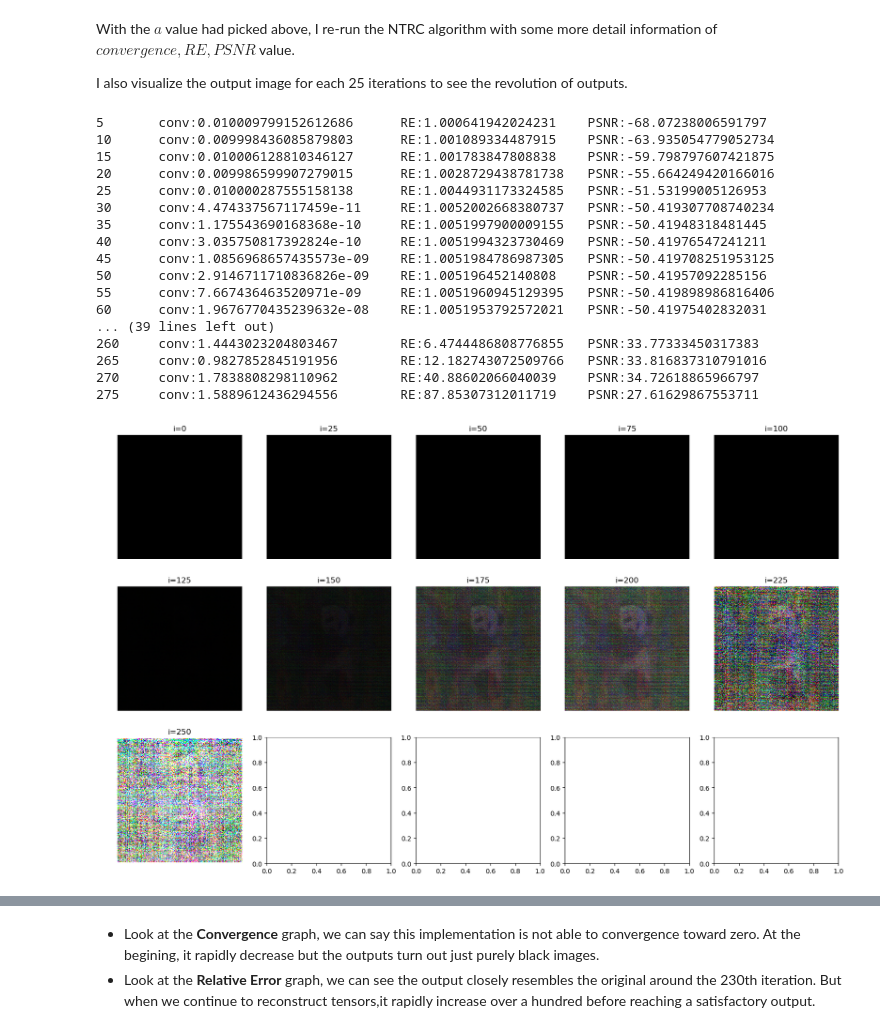
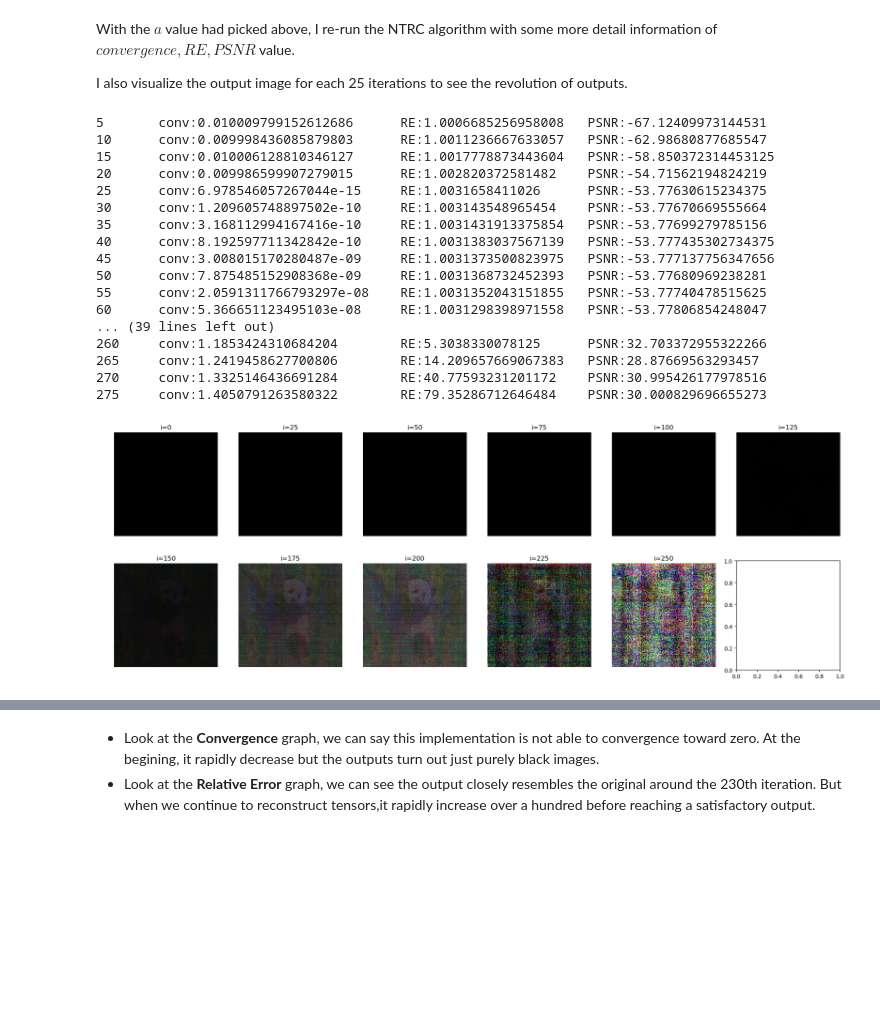
Before and after one commit to nhidang912/tensor_ntrc_algorithm, a Jupyter notebook: NTRC_imageTrial.ipynb, the cells around one changed output, grey strips where cells are left out. Saved outputs shown, nothing was run; the diff lists cells and outputs as text; code cells hidden in the pictures; blank space fills up the shorter version.

Commit message:
correct RE & PSNR formular

```diff
--- a/NTRC_imageTrial.ipynb
+++ b/NTRC_imageTrial.ipynb
@@ -30,7 +27,7 @@ This session is the implementation for **Algorithm 1 - NTRC** from the orginal p
     * In this code: $tol (10^{-6}) <= RE(T_t, T^*) <= 100$
     * Reason: from my observation, the $convergence$ in some first iterations is smaller than $tol$, but the image still hasn't reconstructed yet. I think it would be better with stop condition is the $min(RE)$, but after a lowest point, the $RE$ is rapidly increase -> I need to define upper boundary for it
 # %%
-def NTRC_algorithm(ystar, y, Xn, T, Tk, K, lambda_, alpha_k, tol=1e-6, max_iter=500, isPlot=False):
+def NTRC_algorithm(y, Xn, T, Tk, K, lambda_, alpha_k, tol=1e-6, max_iter=500, isPlot=False):
     # Initialization
     mu = 1e-4
     nu = 1.1
@@ -74,8 +71,8 @@ def NTRC_algorithm(ystar, y, Xn, T, Tk, K, lambda_, alpha_k, tol=1e-6, max_iter=
 
         # Check convergence, store the values
         t_conv = (torch.norm(T - T_prev, 'fro')**2) / (torch.norm(T_prev, 'fro')**2)
-        t_re   = (torch.norm(T - ystar, 'fro')**2) / (torch.norm(ystar, 'fro')**2)
-        t_psnr = 10 * torch.log10(D* (torch.max(torch.abs(T))**2) / (torch.norm(T - ystar, p='fro') ** 2))
+        t_re   = (torch.norm(T - y, 'fro')**2) / (torch.norm(y, 'fro')**2)
+        t_psnr = 10 * torch.log10(D* (torch.max(torch.abs(T))**2) / (torch.norm(T - y, p='fro') ** 2))
         convergence.append(t_conv)
         relative_error.append(t_re)
         PSNR.append(t_psnr)
@@ -368,8 +364,7 @@ After this session completed, $a$ value has the smallest $RE$ will be selected f
 alist = [1e-3, 1e-2, 1e-1, 1e0, 1e1, 1e2, 1e3]
 re_list = []
 for a_ in alist:
-    T1, T_plt, convergence1, relative_error1, PSNR1 = NTRC_algorithm(ystar = orginal_tensor3d.view_as(noisy_tensor5d),
-                                                                    y = noisy_tensor5d, Xn= uniform_sampled_tensors,
+    T1, T_plt, convergence1, relative_error1, PSNR1 = NTRC_algorithm(y = noisy_tensor5d, Xn= uniform_sampled_tensors,
                                                                     T = reconstructed_tensor5d, Tk= circular_unfold_tensors,
                                                                     K=K, lambda_=calculate_lamda(a_), alpha_k=alpha_k)
     re_list.append(relative_error1)
@@ -414,42 +409,42 @@ With the $a$ value had picked above, I re-run the NTRC algorithm with some more
 
 I also visualize the output image for each 25 iterations to see the revolution of outputs.
 # %%
-T1, T_plt, convergence1, relative_error1, PSNR1 = NTRC_algorithm(ystar = orginal_tensor3d.view_as(noisy_tensor5d),
-                                                                 y = noisy_tensor5d, Xn=uniform_sampled_tensors,
+T1, T_plt, convergence1, relative_error1, PSNR1 = NTRC_algorithm(y = noisy_tensor5d, Xn=uniform_sampled_tensors,
                                                                  T = reconstructed_tensor5d, Tk=circular_unfold_tensors,
                                                                  K=K, lambda_=calculate_lamda(a_min), alpha_k=alpha_k, isPlot=True)
 # %% [output]
-5       conv:0.010009799152612686      RE:1.000641942024231    PSNR:-68.07238006591797
-10      conv:0.009998436085879803      RE:1.001089334487915    PSNR:-63.935054779052734
-15      conv:0.010006128810346127      RE:1.001783847808838    PSNR:-59.798797607421875
-20      conv:0.009986599907279015      RE:1.0028729438781738   PSNR:-55.664249420166016
-25      conv:0.010000287555158138      RE:1.0044931173324585   PSNR:-51.53199005126953
-30      conv:4.474337567117459e-11     RE:1.0052002668380737   PSNR:-50.419307708740234
-35      conv:1.175543690168368e-10     RE:1.0051997900009155   PSNR:-50.41948318481445
-40      conv:3.035750817392824e-10     RE:1.0051994323730469   PSNR:-50.41976547241211
-45      conv:1.0856968657435573e-09    RE:1.0051984786987305   PSNR:-50.419708251953125
-50      conv:2.9146711710836826e-09    RE:1.005196452140808    PSNR:-50.41957092285156
-55      conv:7.667436463520971e-09     RE:1.0051960945129395   PSNR:-50.419898986816406
-60      conv:1.9676770435239632e-08    RE:1.0051953792572021   PSNR:-50.41975402832031
+5       conv:0.010009799152612686      RE:1.0006685256958008   PSNR:-67.12409973144531
+10      conv:0.009998436085879803      RE:1.0011236667633057   PSNR:-62.98680877685547
+15      conv:0.010006128810346127      RE:1.0017778873443604   PSNR:-58.850372314453125
+20      conv:0.009986599907279015      RE:1.002820372581482    PSNR:-54.71562194824219
+25      conv:6.978546057267044e-15     RE:1.0031658411026      PSNR:-53.77630615234375
+30      conv:1.209605748897502e-10     RE:1.003143548965454    PSNR:-53.77670669555664
+35      conv:3.168112994167416e-10     RE:1.0031431913375854   PSNR:-53.77699279785156
+40      conv:8.192597711342842e-10     RE:1.0031383037567139   PSNR:-53.777435302734375
+45      conv:3.008015170280487e-09     RE:1.0031373500823975   PSNR:-53.777137756347656
+50      conv:7.875485152908368e-09     RE:1.0031368732452393   PSNR:-53.77680969238281
+55      conv:2.0591311766793297e-08    RE:1.0031352043151855   PSNR:-53.77740478515625
+60      conv:5.366651123495103e-08     RE:1.0031298398971558   PSNR:-53.77806854248047
 ... (39 lines left out)
-260     conv:1.4443023204803467        RE:6.4744486808776855   PSNR:33.77333450317383
-265     conv:0.9827852845191956        RE:12.182743072509766   PSNR:33.816837310791016
-270     conv:1.7838808298110962        RE:40.88602066040039    PSNR:34.72618865966797
-275     conv:1.5889612436294556        RE:87.85307312011719    PSNR:27.61629867553711
+260     conv:1.1853424310684204        RE:5.3038330078125      PSNR:32.703372955322266
+265     conv:1.2419458627700806        RE:14.209657669067383   PSNR:28.87669563293457
+270     conv:1.3325146436691284        RE:40.77593231201172    PSNR:30.995426177978516
+275     conv:1.4050791263580322        RE:79.35286712646484    PSNR:30.000829696655273
 # %%
 # Plot each tensor as an image
-rows = (len(T_plt) + 5 - 1) // 5
-fig2, axes2 = plt.subplots(rows, 5, figsize=(4*5, 4*rows))
+cols = 6
+rows = (len(T_plt) + cols - 1) // cols
+fig2, axes2 = plt.subplots(rows, cols, figsize=(4*cols, 4*rows))
 for i, tensor in enumerate(T_plt):
-    row = i // 5
-    col = i % 5
+    row = i // cols
+    col = i % cols
     tensor=np.clip(tensor, 0, 1)
     axes2[row, col].imshow((tensor.view(3, 512, 512)).permute(1, 2, 0))
     axes2[row, col].axis('off')
     axes2[row, col].set_title(f'i={i*25}')
 fig2.show()
 # %% [output]
-[figure, old version]
+[figure, new version]
 # %%
 # Plot the min RE images
 fig3, plt3 = plt.subplots()
```
Also changed, not shown: parts of 9 cells of this notebook.
